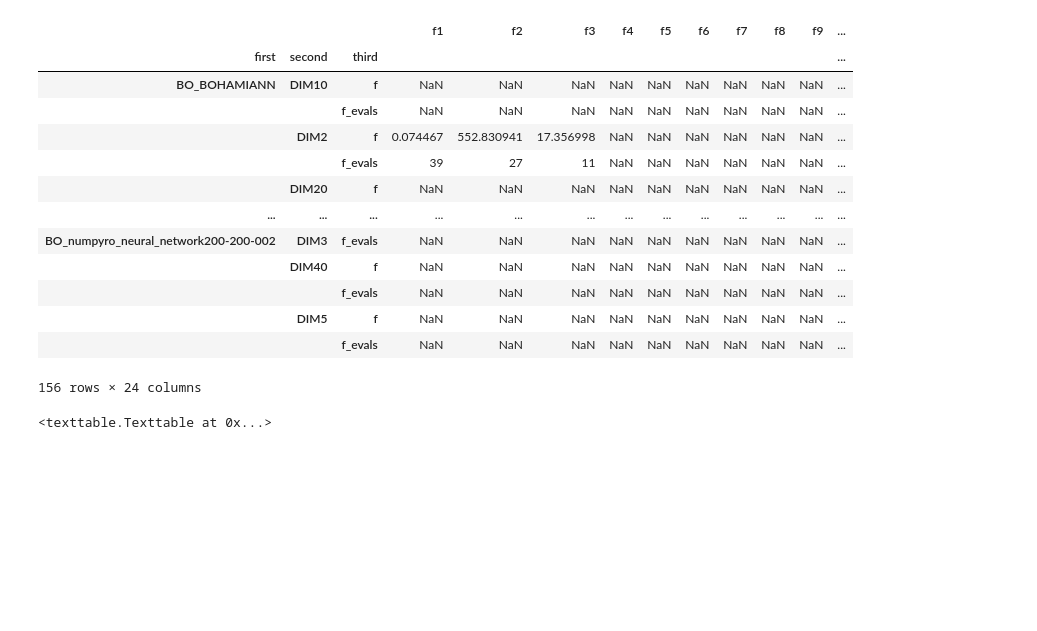
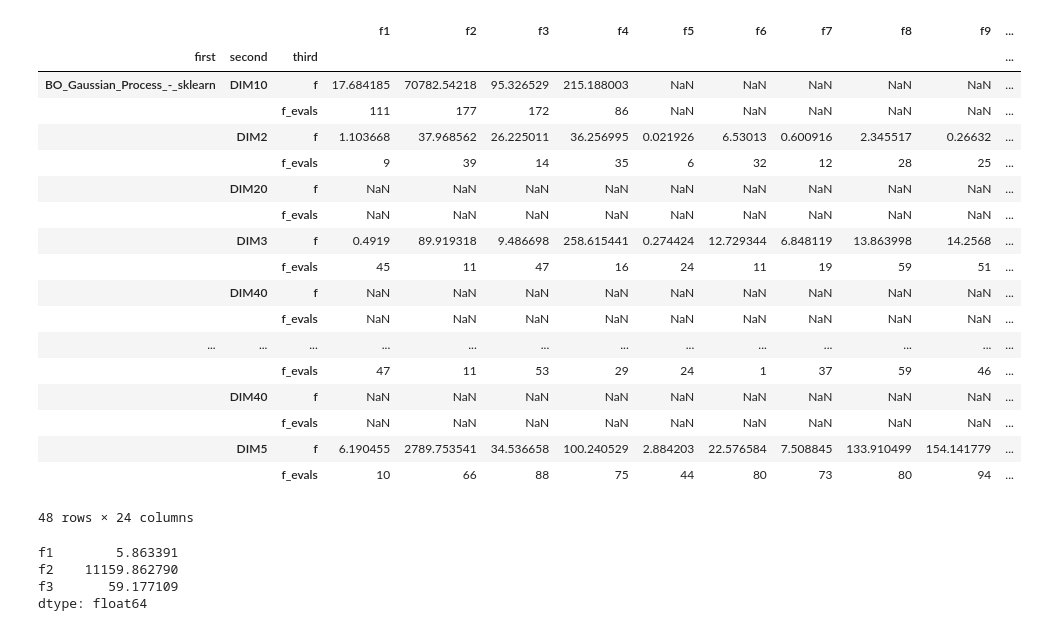
Before and after one commit to SimonKruse0/master-thesis, a Jupyter notebook: bayes_opt_experiments/COCO_experiment_analysis/analysis_bayesopt_results.ipynb, the cells around one changed output. Saved outputs shown, nothing was run; the diff lists cells and outputs as text; code cells hidden in the pictures; blank space fills up the shorter version.

```diff
--- a/bayes_opt_experiments/COCO_experiment_analysis/analysis_bayesopt_results.ipynb
+++ b/bayes_opt_experiments/COCO_experiment_analysis/analysis_bayesopt_results.ipynb
@@ -5,2 +20,0 @@ df = get_best_solutions_for_all_solvers()
-# %%
-df = df.sort_index(level=0)
@@ -61,20 +21,34 @@ df.loc[:,"DIM2","f_evals"]
-# %%
-df
-# %% [output]
-|  |  |  | f1 | f2 | f3 | f4 | f5 | f6 | f7 | f8 | f9 | ... |
-| first | second | third |  |  |  |  |  |  |  |  |  | ... |
-| BO_BOHAMIANN | DIM10 | f | NaN | NaN | NaN | NaN | NaN | NaN | NaN | NaN | NaN | ... |
-|  |  | f_evals | NaN | NaN | NaN | NaN | NaN | NaN | NaN | NaN | NaN | ... |
-|  | DIM2 | f | 0.074467 | 552.830941 | 17.356998 | NaN | NaN | NaN | NaN | NaN | NaN | ... |
-|  |  | f_evals | 39 | 27 | 11 | NaN | NaN | NaN | NaN | NaN | NaN | ... |
-|  | DIM20 | f | NaN | NaN | NaN | NaN | NaN | NaN | NaN | NaN | NaN | ... |
-| ... | ... | ... | ... | ... | ... | ... | ... | ... | ... | ... | ... | ... |
-| BO_numpyro_neural_network200-200-002 | DIM3 | f_evals | NaN | NaN | NaN | NaN | NaN | NaN | NaN | NaN | NaN | ... |
-|  | DIM40 | f | NaN | NaN | NaN | NaN | NaN | NaN | NaN | NaN | NaN | ... |
-|  |  | f_evals | NaN | NaN | NaN | NaN | NaN | NaN | NaN | NaN | NaN | ... |
-|  | DIM5 | f | NaN | NaN | NaN | NaN | NaN | NaN | NaN | NaN | NaN | ... |
-|  |  | f_evals | NaN | NaN | NaN | NaN | NaN | NaN | NaN | NaN | NaN | ... |
-156 rows × 24 columns
+# %%
+mask = ["BO_Gaussian_Process" in x for x in df.index.get_level_values(0).values]
+df[mask]
+# %% [output]
+|  |  |  | f1 | f2 | f3 | f4 | f5 | f6 | f7 | f8 | f9 | ... |
+| first | second | third |  |  |  |  |  |  |  |  |  | ... |
+| BO_Gaussian_Process_-_sklearn | DIM10 | f | 17.684185 | 70782.54218 | 95.326529 | 215.188003 | NaN | NaN | NaN | NaN | NaN | ... |
+|  |  | f_evals | 111 | 177 | 172 | 86 | NaN | NaN | NaN | NaN | NaN | ... |
+|  | DIM2 | f | 1.103668 | 37.968562 | 26.225011 | 36.256995 | 0.021926 | 6.53013 | 0.600916 | 2.345517 | 0.26632 | ... |
+|  |  | f_evals | 9 | 39 | 14 | 35 | 6 | 32 | 12 | 28 | 25 | ... |
+|  | DIM20 | f | NaN | NaN | NaN | NaN | NaN | NaN | NaN | NaN | NaN | ... |
+|  |  | f_evals | NaN | NaN | NaN | NaN | NaN | NaN | NaN | NaN | NaN | ... |
+|  | DIM3 | f | 0.4919 | 89.919318 | 9.486698 | 258.615441 | 0.274424 | 12.729344 | 6.848119 | 13.863998 | 14.2568 | ... |
+|  |  | f_evals | 45 | 11 | 47 | 16 | 24 | 11 | 19 | 59 | 51 | ... |
+|  | DIM40 | f | NaN | NaN | NaN | NaN | NaN | NaN | NaN | NaN | NaN | ... |
+|  |  | f_evals | NaN | NaN | NaN | NaN | NaN | NaN | NaN | NaN | NaN | ... |
+| ... | ... | ... | ... | ... | ... | ... | ... | ... | ... | ... | ... | ... |
+|  |  | f_evals | 47 | 11 | 53 | 29 | 24 | 1 | 37 | 59 | 46 | ... |
+|  | DIM40 | f | NaN | NaN | NaN | NaN | NaN | NaN | NaN | NaN | NaN | ... |
+|  |  | f_evals | NaN | NaN | NaN | NaN | NaN | NaN | NaN | NaN | NaN | ... |
+|  | DIM5 | f | 6.190455 | 2789.753541 | 34.536658 | 100.240529 | 2.884203 | 22.576584 | 7.508845 | 133.910499 | 154.141779 | ... |
+|  |  | f_evals | 10 | 66 | 88 | 75 | 44 | 80 | 73 | 80 | 94 | ... |
+48 rows × 24 columns
+# %%
+mean_opt = df[mask].loc[:,"DIM5","f"].mean()[:3]
+mean_opt
+# %% [output]
+f1        5.863391
+f2    11159.862790
+f3       59.177109
+dtype: float64
 # %%
 import latextable
 from texttable import Texttable
@@ -81,13 +56 @@ from texttable import Texttable
-# %%
-table_1 = Texttable()
-table_1.set_cols_align(["l", "r", "c"])
-table_1.set_cols_valign(["t", "m", "b"])
-#table.set_cols_align(["c"] * 4)
-table_1.set_deco(Texttable.HEADER | Texttable.VLINES)
-table_1.add_rows([["Name", "Age", "Nickname"],
-                 ["Mr\nXavier\nHuon", 32, "Xav'"],
-                 ["Mr\nBaptiste\nClement", 1, "Baby"],
-                 ["Mme\nLouise\nBourgeau", 28, "Lou\n \nLoue"]])
-# %% [output]
-<texttable.Texttable at 0x...>
 # %%
```
Also changed, not shown: parts of 6 cells of this notebook, 11 other files.
